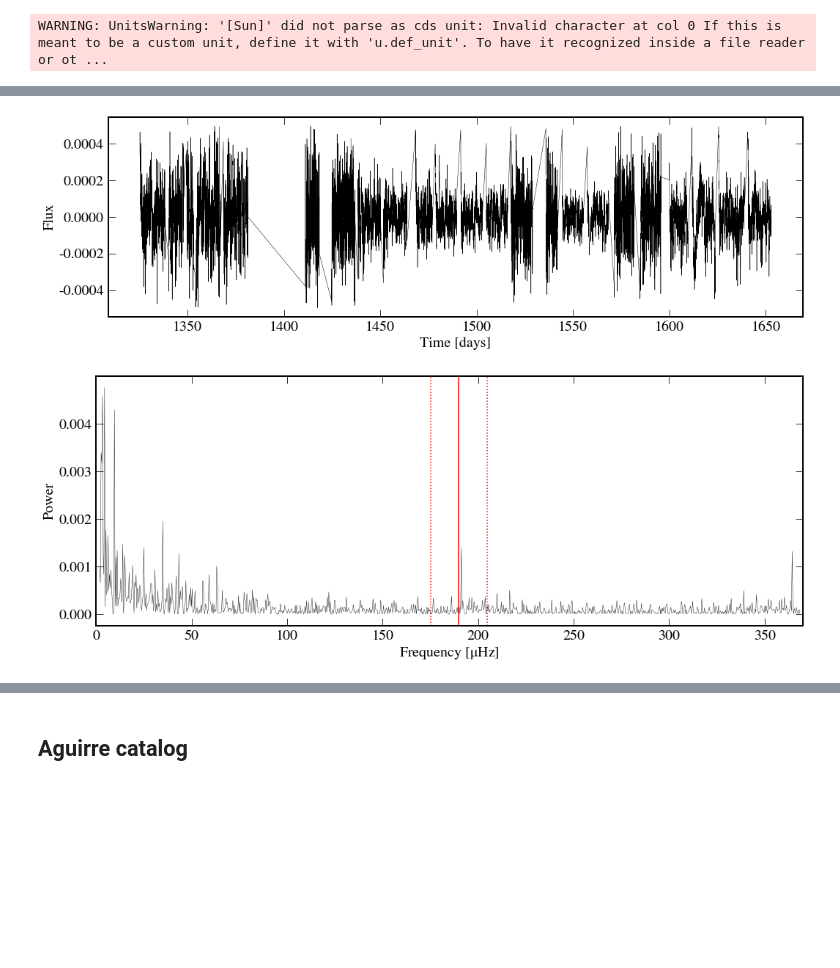
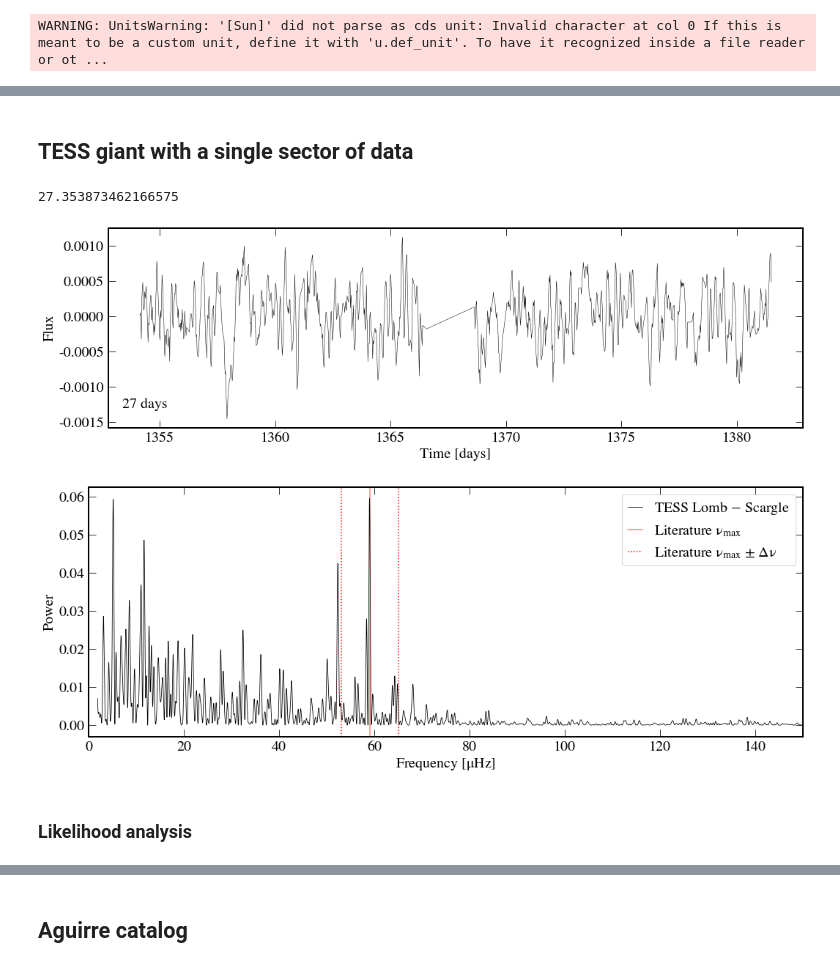
Before and after one commit to abonaca/tess_giants, a Jupyter notebook: notebooks/tic_periodograms.ipynb, the cells around one changed output, grey strips where cells are left out. Saved outputs shown, nothing was run; the diff lists cells and outputs as text; code cells hidden in the pictures; blank space fills up the shorter version.

Commit message:
1 sector ls + lhood spectra

```diff
--- a/notebooks/tic_periodograms.ipynb
+++ b/notebooks/tic_periodograms.ipynb
@@ -19,5 +45,7 @@ WARNING: UnitsWarning: '[Sun]' did not parse as cds unit: Invalid character at c
+# %% [markdown]
+## TESS giant with a single sector of data
 # %%
-i0 = 2
+i0 = 0
 t = Table.read('../data/bulk/lc_tic_{:09d}.fits'.format(tin['TIC'][i0]))
 # %%
 sec = np.unique(t['sector_id'])
@@ -25,22 +53,27 @@ ind_clip = np.zeros(len(t), dtype='bool')
 
 for s in sec:
     ind = t['sector_id']==s
-    ind_clip[ind] = np.abs(t['fcorr'][ind]/np.nanmedian(t['fcorr'][ind])-1)<0.0005
+    ind_clip[ind] = np.abs(t['fcorr'][ind]/np.nanmedian(t['fcorr'][ind])-1)<0.1
 #     ind_clip = np.abs(t['fcorr']/np.nanmedian(t['fcorr'])-1)<0.002
 tm = t['t'][ind_clip]
 fm = t['fnorm'][ind_clip] - np.mean(t['fnorm'][ind_clip])
+# %%
+np.max(tm)-np.min(tm)
+# %% [output]
+27.353873462166575
 # %%
 plt.figure(figsize=(15,5))
 plt.plot(tm, fm, 'k-', lw=0.5)
 
+plt.text(0.02,0.1,'{:.0f} days'.format(np.max(tm)-np.min(tm)), transform=plt.gca().transAxes)
 # plt.axhline(0.0005, color='r')
 # plt.axhline(-0.0005, color='r')
 plt.xlabel('Time [days]')
 plt.ylabel('Flux')
 
 plt.tight_layout()
 plt.savefig('../plots/lc_tic_{:09d}.png'.format(tin['TIC'][i0]))
 # %% [output]
-[figure, old version]
+[figure, new version]
 # %%
 # freq = np.logspace(-3,0,1000)
@@ -51,16 +84,19 @@ frlin = (freq / (2*np.pi) * u.day**-1).to(u.uHz)
 pgram = signal.lombscargle(tm, fm, freq, normalize=True)
 # %%
 plt.figure(figsize=(15,6))
-plt.plot(frlin, pgram, 'k-', lw=0.4, zorder=10)
-plt.axvline(tin['numax'][i0], color='r')
-plt.axvline(tin['numax'][i0]-tin['Delnu'][i0], color='r', ls=':')
-plt.axvline(tin['numax'][i0]+tin['Delnu'][i0], color='r', ls=':')
+plt.plot(frlin, pgram, 'k-', lw=0.8, zorder=10, label='TESS Lomb $-$ Scargle')
+plt.axvline(tin['numax'][i0], color='r', alpha=0.5, label='Literature $\\nu_{max}$')
+plt.axvline(tin['numax'][i0]-tin['Delnu'][i0], color='r', ls=':', label='Literature $\\nu_{max}$ $\pm$ $\Delta\\nu$')
+plt.axvline(tin['numax'][i0]+tin['Delnu'][i0], color='r', ls=':', label='')
 
-plt.xlim(0,370)
+plt.legend(handlelength=1)
+plt.xlim(0,150)
 plt.xlabel('Frequency [$\mu$Hz]')
 plt.ylabel('Power')
 
 plt.tight_layout()
 plt.savefig('../plots/lsp_tic_{:09d}_{:06d}.png'.format(tin['TIC'][i0], Nfreq))
 # %% [output]
-[figure, old version]
+[figure, new version]
+# %% [markdown]
+### Likelihood analysis
```
Also changed, not shown: parts of 13 cells of this notebook.
